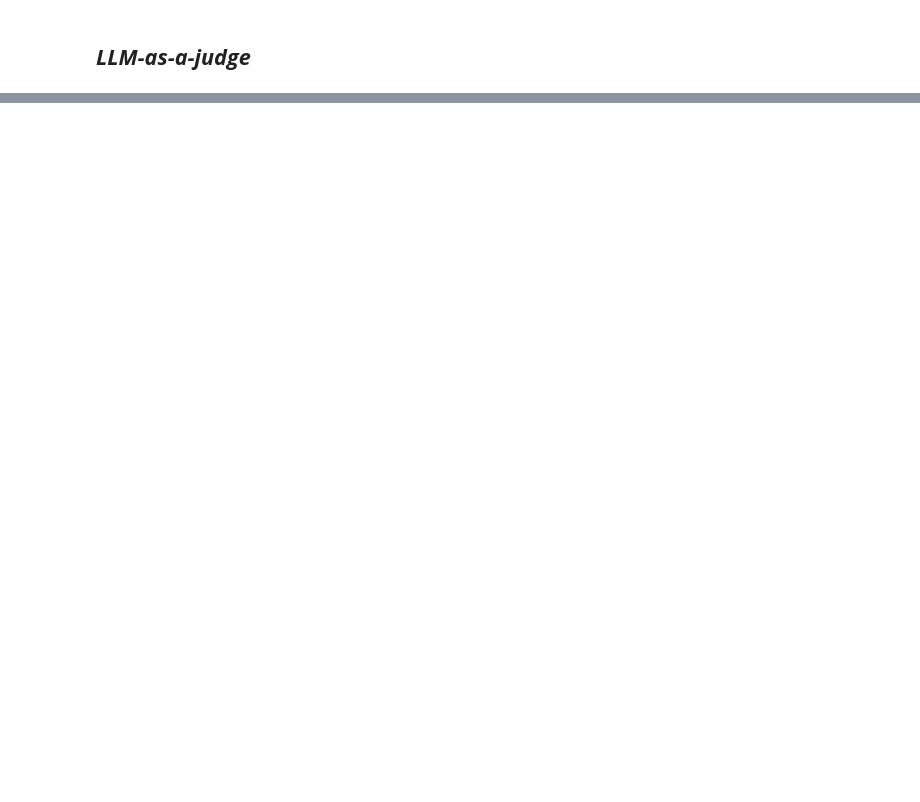
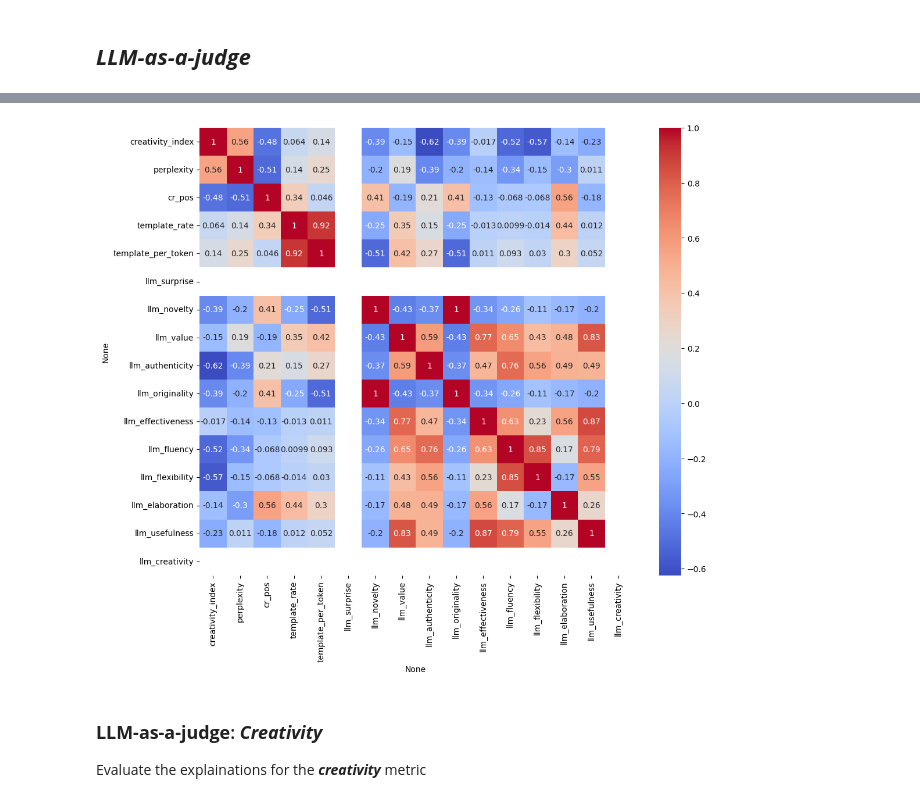
Before and after one commit to pante31/LLM_Creativity, a Jupyter notebook: results-review.ipynb, the cells around one changed output, grey strips where cells are left out. Cells and saved outputs as stored; diff of their text form; code cells hidden in the pictures; blank space fills up the shorter version.

```diff
--- a/results-review.ipynb
+++ b/results-review.ipynb
@@ -157,0 +161,12 @@ llm_as_a_judge[5*len(llm_as_a_judge_metrics)+1]
+# %%
+corr = results_df.corr()
+
+plt.figure(figsize=(12, 10))
+sns.heatmap(corr, annot=True, cmap="coolwarm")
+plt.show()
+# %% [output]
+[figure, added]
+# %% [markdown]
+### **LLM-as-a-judge**: ***Creativity***
+
+Evaluate the explainations for the ***creativity*** metric
```
Also changed, not shown: parts of 15 cells of this notebook.
